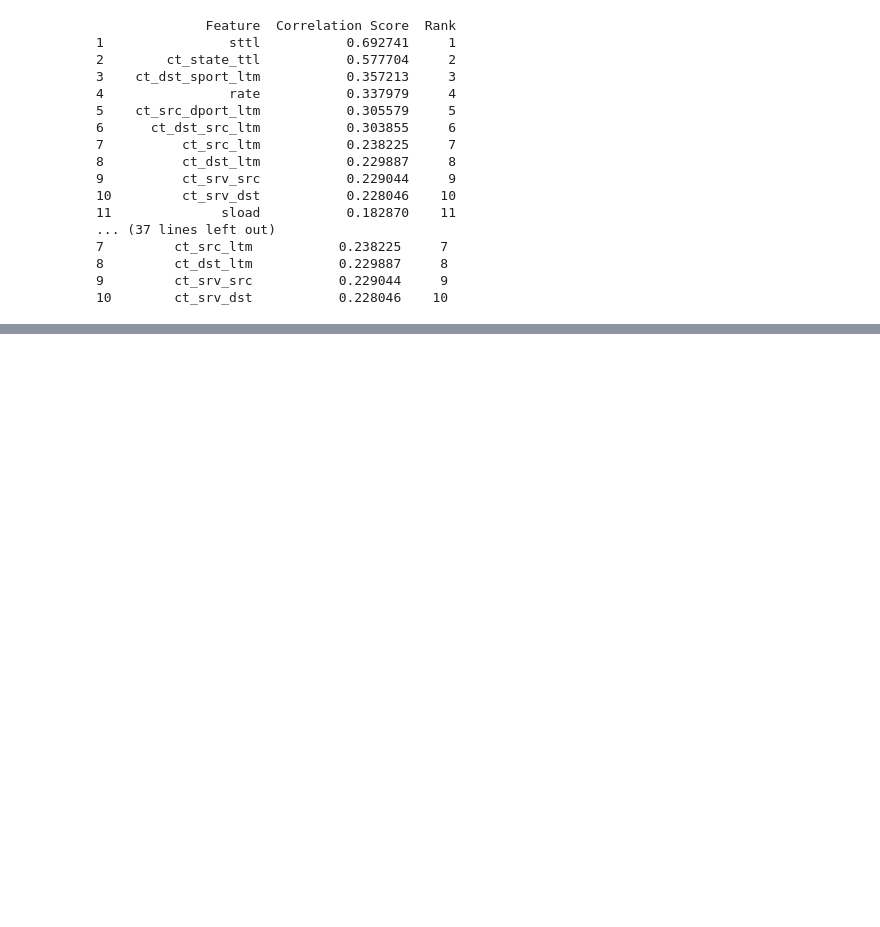
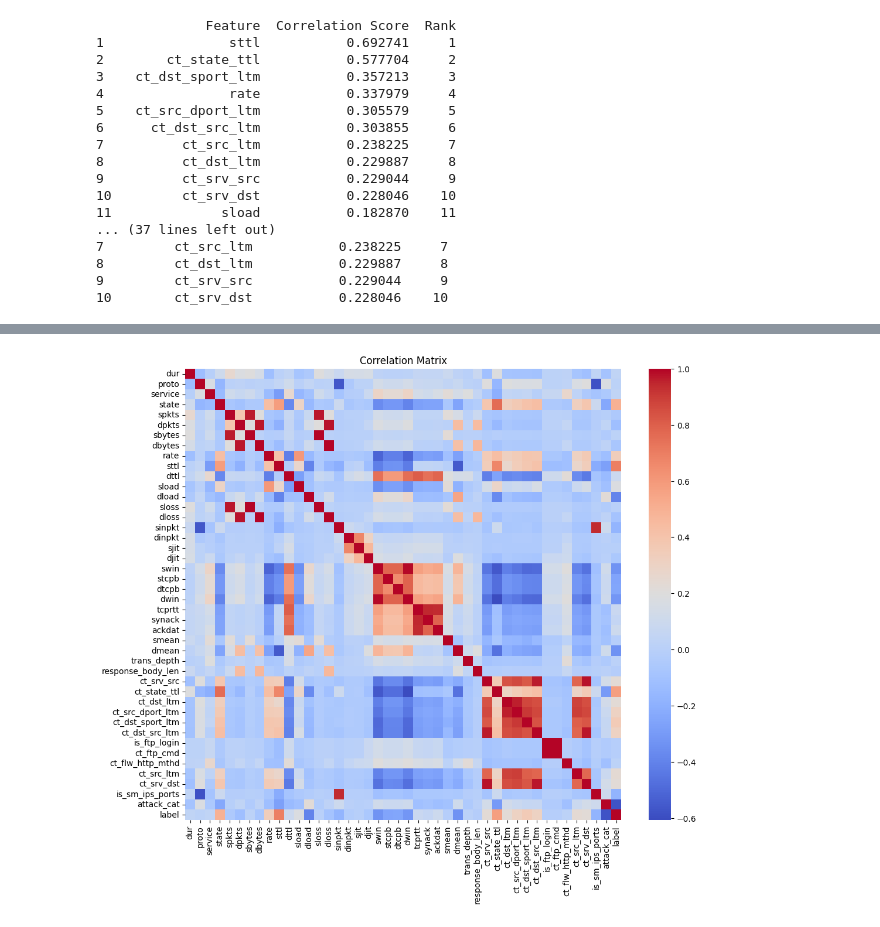
Before and after one commit to mestevef-uoc/TFM_uoc, a Jupyter notebook: NOTEBOOKS/UNSW-NB15.ipynb, the cells around one changed output, grey strips where cells are left out. Drawn from its saved outputs; the diff is of its cells as text; code cells hidden in the pictures; blank space fills up the shorter version.

```diff
--- a/NOTEBOOKS/UNSW-NB15.ipynb
+++ b/NOTEBOOKS/UNSW-NB15.ipynb
@@ -218,0 +380,29 @@ dur                       0
+# %%
+# Select only numeric columns and drop 'id' (if not useful for correlation)
+numeric_df = training_df_encoded.select_dtypes(include=['number']).drop(columns=['id'])
+
+# Calculate the correlation matrix
+correlation_matrix = numeric_df.corr()
+
+# Extract correlation scores for the target variable (label)
+target_correlations = correlation_matrix['label'].sort_values(ascending=False)
+
+# Create a DataFrame to display the results as a table
+correlation_table = pd.DataFrame({
+    'Feature': target_correlations.index,
+    'Correlation Score': target_correlations.values
+})
+
+# Exclude the target variable itself from the table
+correlation_table = correlation_table[correlation_table['Feature'] != 'label']
+
+# Add a ranking column
+correlation_table['Rank'] = range(1, len(correlation_table) + 1)
+
+# Display the correlation table
+print("\nCorrelation Table:")
+print(correlation_table)
+
+# Optionally, display the top 10 features
+print("\nTop 10 Features by Correlation Score:")
+print(correlation_table.head(10))
@@ -218,0 +427,10 @@ dur                       0
+# %%
+import seaborn as sns
+import matplotlib.pyplot as plt
+
+plt.figure(figsize=(12, 10))
+sns.heatmap(correlation_matrix, cmap='coolwarm', annot=False, fmt=".2f")
+plt.title('Correlation Matrix')
+plt.show()
+# %% [output]
+[figure, added]
```
Also changed, not shown: parts of 28 cells of this notebook.
